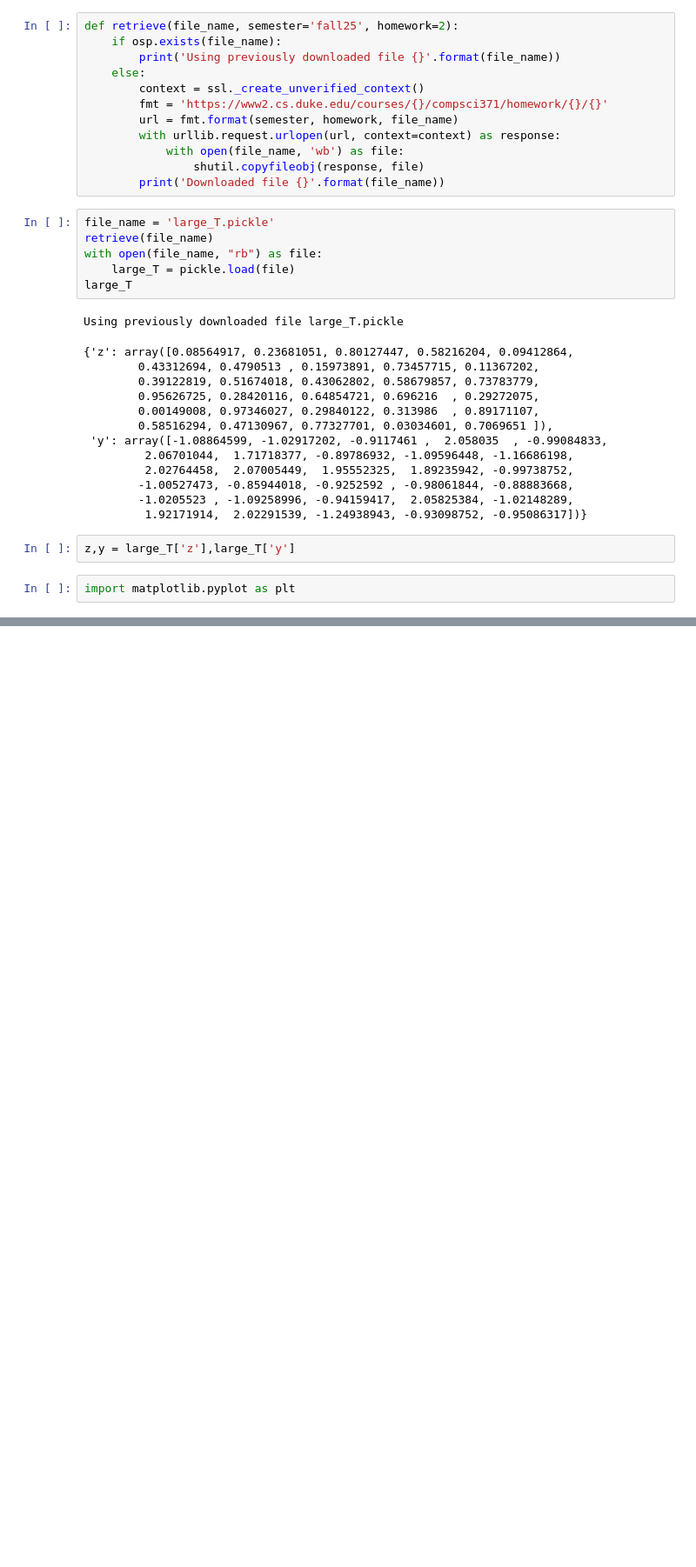
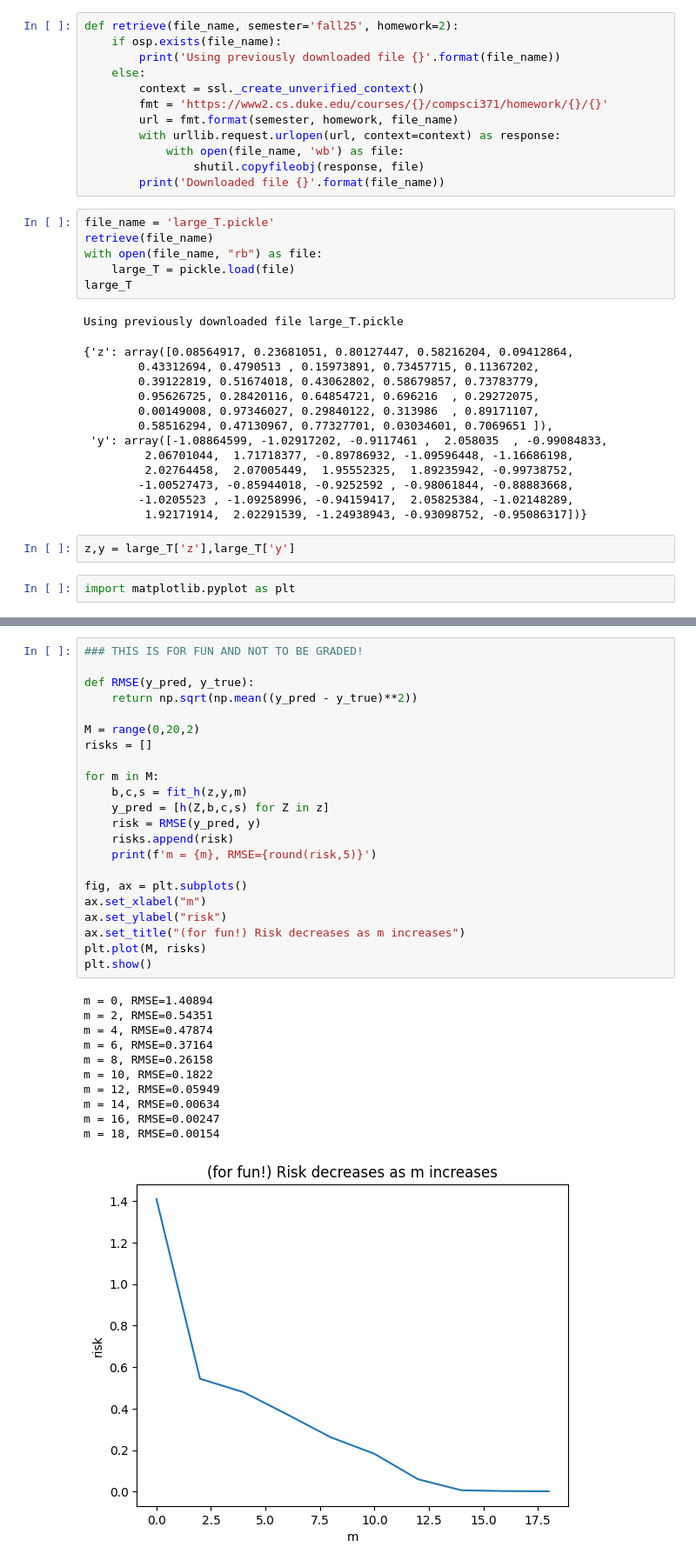
Before and after one commit to glianx/cs371, a Jupyter notebook: hw2/hw2.ipynb, the cells around one changed output, grey strips where cells are left out. Shown at 87% size. Saved outputs shown, nothing was run; the diff lists cells and outputs as text; blank space fills up the shorter version.

```diff
--- a/hw2/hw2.ipynb
+++ b/hw2/hw2.ipynb
@@ -231,0 +224,34 @@ fig.show()
+# %%
+### THIS IS FOR FUN AND NOT TO BE GRADED!
+
+def RMSE(y_pred, y_true):
+    return np.sqrt(np.mean((y_pred - y_true)**2))
+
+M = range(0,20,2)
+risks = []
+
+for m in M:
+    b,c,s = fit_h(z,y,m)
+    y_pred = [h(Z,b,c,s) for Z in z]
+    risk = RMSE(y_pred, y)
+    risks.append(risk)
+    print(f'm = {m}, RMSE={round(risk,5)}')
+
+fig, ax = plt.subplots()
+ax.set_xlabel("m")
+ax.set_ylabel("risk")
+ax.set_title("(for fun!) Risk decreases as m increases")
+plt.plot(M, risks)
+plt.show()
+# %% [output]
+m = 0, RMSE=1.40894
+m = 2, RMSE=0.54351
+m = 4, RMSE=0.47874
+m = 6, RMSE=0.37164
+m = 8, RMSE=0.26158
+m = 10, RMSE=0.1822
+m = 12, RMSE=0.05949
+m = 14, RMSE=0.00634
+m = 16, RMSE=0.00247
+m = 18, RMSE=0.00154
+[figure, added]
```
Also changed, not shown: parts of 5 cells of this notebook.
